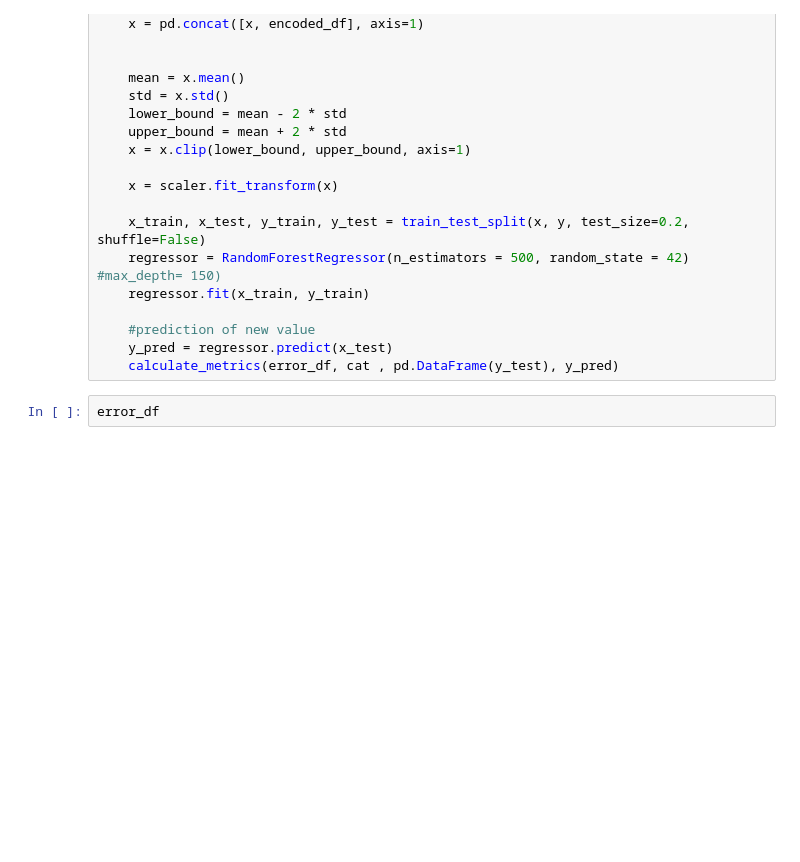
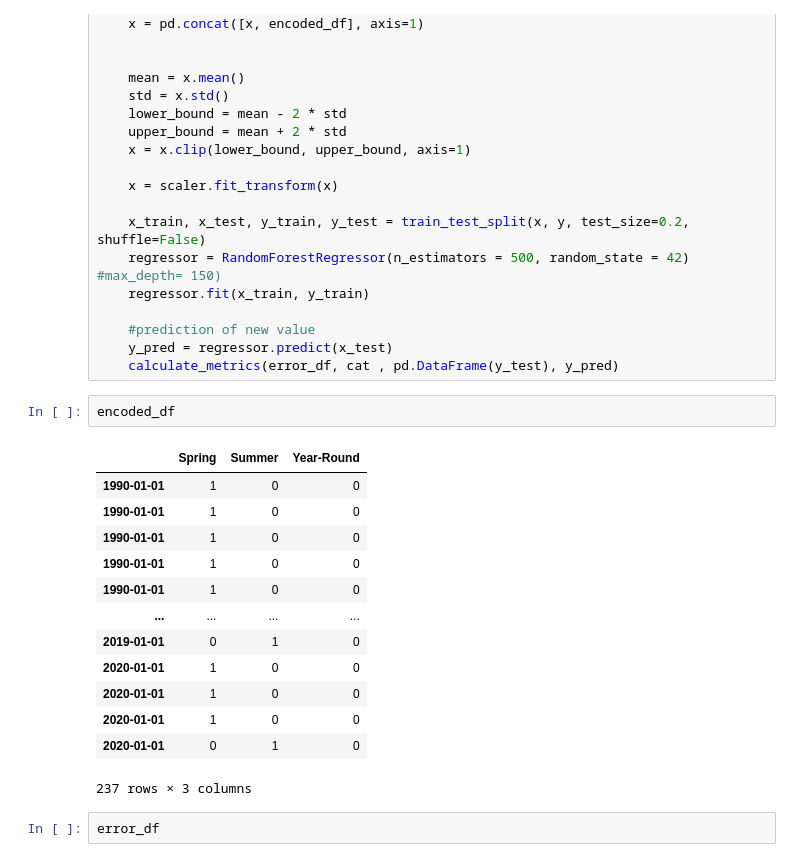
Before and after one commit to Kalebalemayehu/Kaleb-Bsc-thesis, a Jupyter notebook: Crop yield and soil/Random_forset_reg.ipynb, the cells around one changed output. Saved outputs shown, nothing was run; the diff lists cells and outputs as text; blank space fills up the shorter version.

```diff
--- a/Crop yield and soil/Random_forset_reg.ipynb
+++ b/Crop yield and soil/Random_forset_reg.ipynb
@@ -88,6 +88,22 @@ for cat in cat_names:
     #prediction of new value
     y_pred = regressor.predict(x_test)
     calculate_metrics(error_df, cat , pd.DataFrame(y_test), y_pred)
+# %%
+encoded_df
+# %% [output]
+|  | Spring | Summer | Year-Round |
+| 1990-01-01 | 1 | 0 | 0 |
+| 1990-01-01 | 1 | 0 | 0 |
+| 1990-01-01 | 1 | 0 | 0 |
+| 1990-01-01 | 1 | 0 | 0 |
+| 1990-01-01 | 1 | 0 | 0 |
+| ... | ... | ... | ... |
+| 2019-01-01 | 0 | 1 | 0 |
+| 2020-01-01 | 1 | 0 | 0 |
+| 2020-01-01 | 1 | 0 | 0 |
+| 2020-01-01 | 1 | 0 | 0 |
+| 2020-01-01 | 0 | 1 | 0 |
+237 rows × 3 columns
 # %%
 error_df
 # %% [output]
```
Also changed, not shown: 2 other files.
